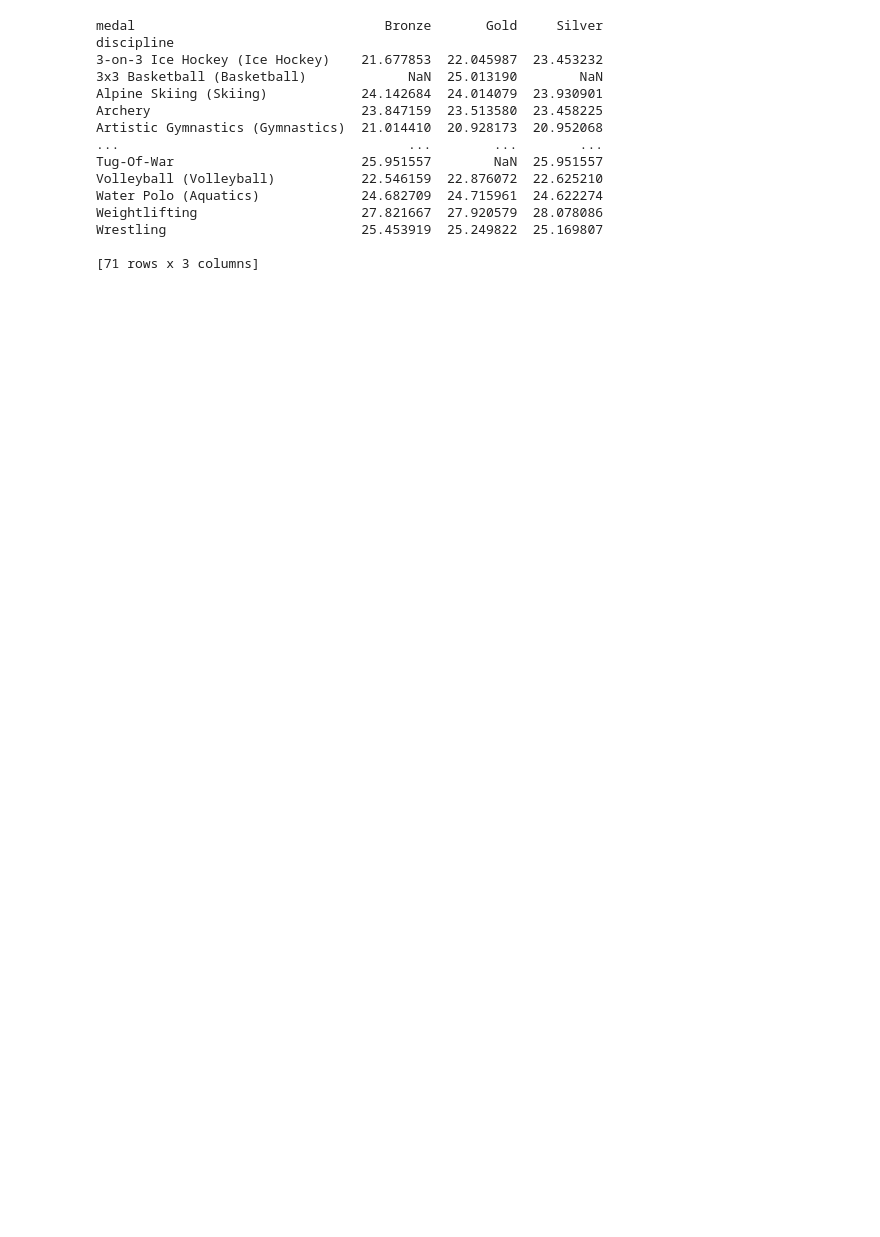
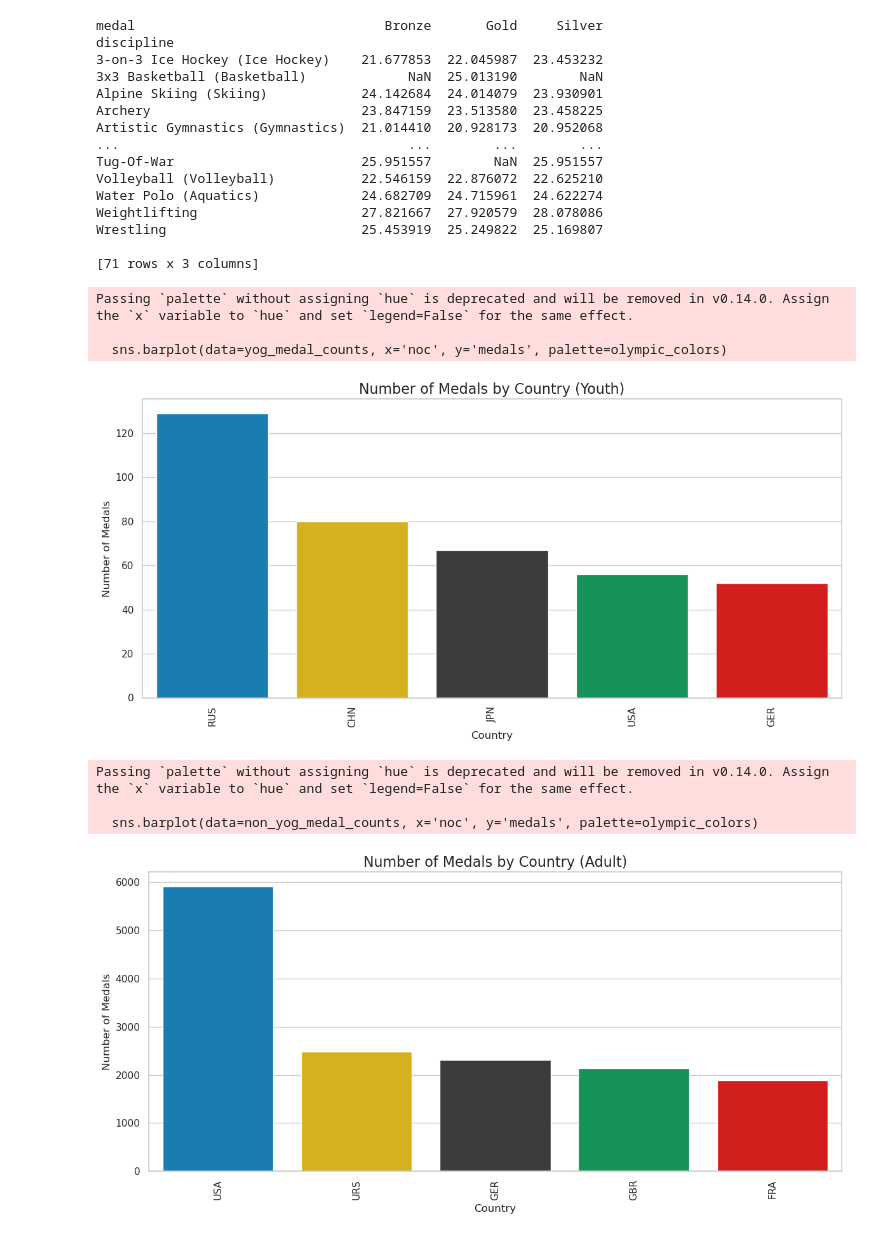
Before and after one commit to zoraidafalcon/Second-Proyect, a Jupyter notebook: Olimpic_Games.ipynb, the cells around one changed output. Drawn from its saved outputs; the diff is of its cells as text; code cells hidden in the pictures; blank space fills up the shorter version.

```diff
--- a/Olimpic_Games.ipynb
+++ b/Olimpic_Games.ipynb
@@ -981,3 +1055,51 @@ Weightlifting                     27.821667  27.920579  28.078086
 Wrestling                         25.453919  25.249822  25.169807
 
 [71 rows x 3 columns]
+# %%
+import matplotlib.pyplot as plt
+import seaborn as sns
+
+#PREGUNTA 2
+
+# Paso 1: Filtrar los datos
+medalists_df = df3.dropna(subset=['medal'])
+
+# Dividir en dos conjuntos
+yog_medalists = medalists_df[medalists_df['event'].str.contains('YOG')]
+non_yog_medalists = medalists_df[~medalists_df['event'].str.contains('YOG')]
+
+# Paso 2: Contar medallas por país
+yog_medal_counts = yog_medalists.groupby('noc').size().reset_index(name='medals').sort_values(by='medals', ascending=False).head(5)
+non_yog_medal_counts = non_yog_medalists.groupby('noc').size().reset_index(name='medals').sort_values(by='medals', ascending=False).head(5)
+
+# Colores olímpicos básicos
+olympic_colors = ['#0085CA', '#F4C300', '#3E3A3A', '#00A859', '#F10000']
+
+# Gráfico para YOG
+plt.figure(figsize=(12, 6))
+sns.barplot(data=yog_medal_counts, x='noc', y='medals', palette=olympic_colors)
+plt.title("Number of Medals by Country (Youth)", fontsize=16)
+plt.xlabel("Country", fontsize=12)
+plt.ylabel("Number of Medals", fontsize=12)
+plt.xticks(rotation=90)
+plt.tight_layout()
+plt.show()
+
+# Gráfico para No YOG
+plt.figure(figsize=(12, 6))
+sns.barplot(data=non_yog_medal_counts, x='noc', y='medals', palette=olympic_colors)
+plt.title("Number of Medals by Country (Adult)", fontsize=16)
+plt.xlabel("Country", fontsize=12)
+plt.ylabel("Number of Medals", fontsize=12)
+plt.xticks(rotation=90)
+plt.tight_layout()
+plt.show()
+# %% [output]
+Passing `palette` without assigning `hue` is deprecated and will be removed in v0.14.0. Assign the `x` variable to `hue` and set `legend=False` for the same effect.
+
+  sns.barplot(data=yog_medal_counts, x='noc', y='medals', palette=olympic_colors)
+[figure, added]
+Passing `palette` without assigning `hue` is deprecated and will be removed in v0.14.0. Assign the `x` variable to `hue` and set `legend=False` for the same effect.
+
+  sns.barplot(data=non_yog_medal_counts, x='noc', y='medals', palette=olympic_colors)
+[figure, added]
```
Also changed, not shown: parts of 13 cells of this notebook, 1 other file.
